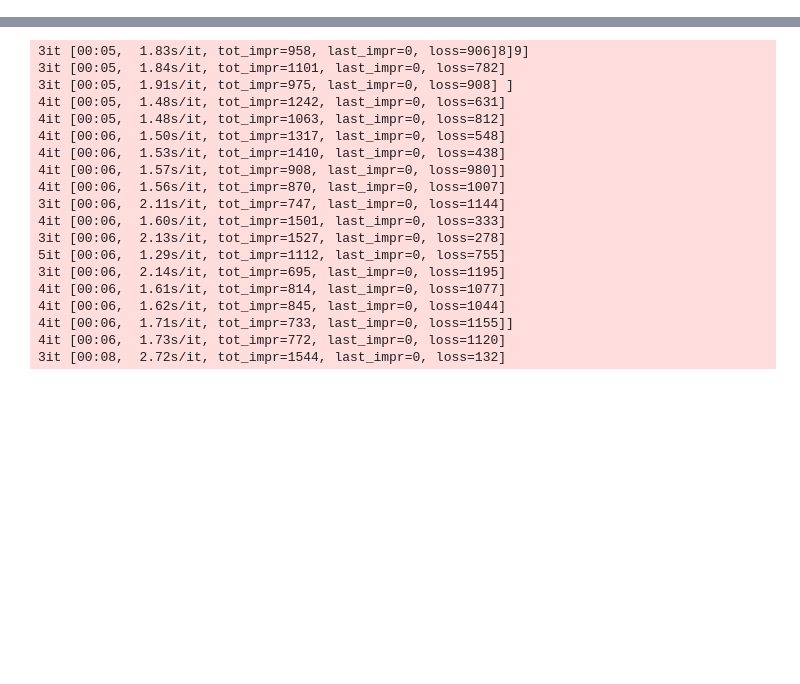
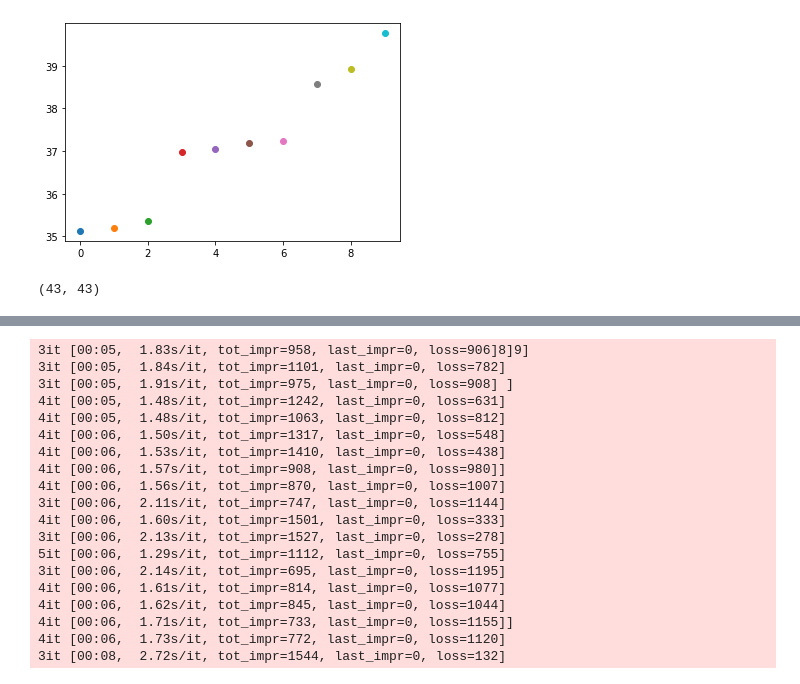
Before and after one commit to djunamay/geneclusters, a Jupyter notebook: benchmarks.ipynb, the cells around one changed output, grey strips where cells are left out. Cells and saved outputs as stored; diff of their text form; code cells hidden in the pictures; blank space fills up the shorter version.

```diff
--- a/benchmarks.ipynb
+++ b/benchmarks.ipynb
@@ -0,0 +67,12 @@
+# %%
+path = './examples/HumanCyc_2016.npy'
+repeats = 5
+
+thresh = np.repeat(15,repeats)
+seed = np.arange(repeats)
+C = 0
+KL_modified = True
+random_labels = True
+unweighted = True
+
+results = process_map(partial(get_scores,path,C,KL_modified,random_labels,unweighted), seed, thresh)
@@ -0,0 +159,26 @@
+# %%
+np.fill_diagonal(pairwise_distances, np.inf)
+x=0
+while np.min(pairwise_distances)<40:
+    y = np.min(pairwise_distances)
+    plt.scatter(x, y)
+    x+=1
+    min_index = np.argmin(pairwise_distances)
+    cluster_0 = min_index//pairwise_distances.shape[1]
+    cluster_1 = min_index%pairwise_distances.shape[1]
+
+    frame.loc[frame['cluster']==cluster_0,'cluster']=cluster_1
+
+    remap = dict(zip(np.unique(frame['cluster']), range(len(np.unique(frame['cluster'])))))
+    frame['cluster'] = [remap[x] for x in frame['cluster']]
+
+    cluster_mapping = dict(zip(frame['description'], frame['cluster']))
+    out, n_clusters, clusters = sum_edges_between_clusters(path, frame, cluster_mapping)
+    pairwise_distances, embedded = compute_embedding_distances(out, n_clusters)
+    np.fill_diagonal(pairwise_distances, np.inf)
+# %% [output]
+[figure, added]
+# %%
+out.shape
+# %% [output]
+(43, 43)
```
Also changed, not shown: parts of 65 cells of this notebook.
